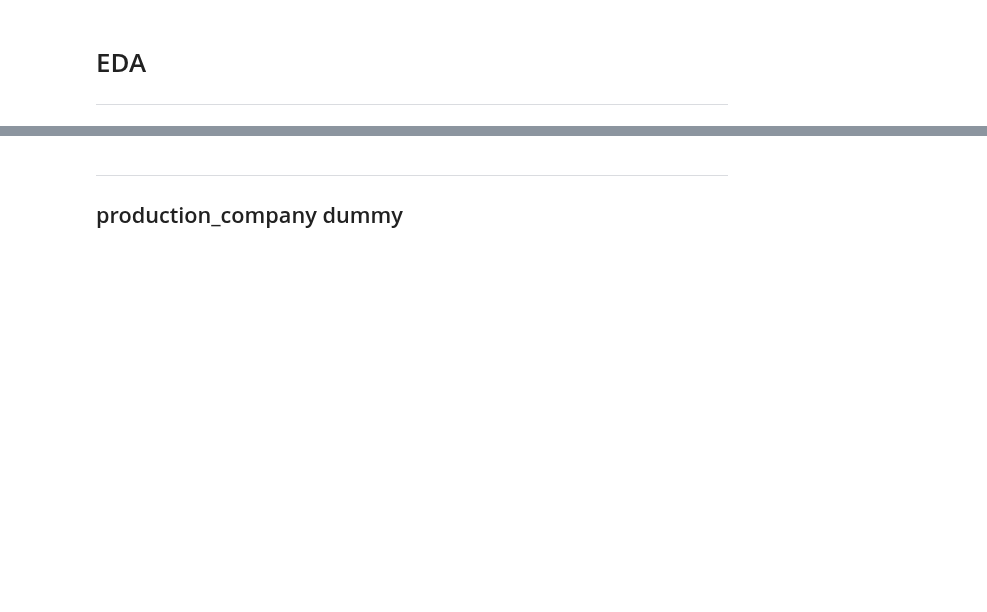
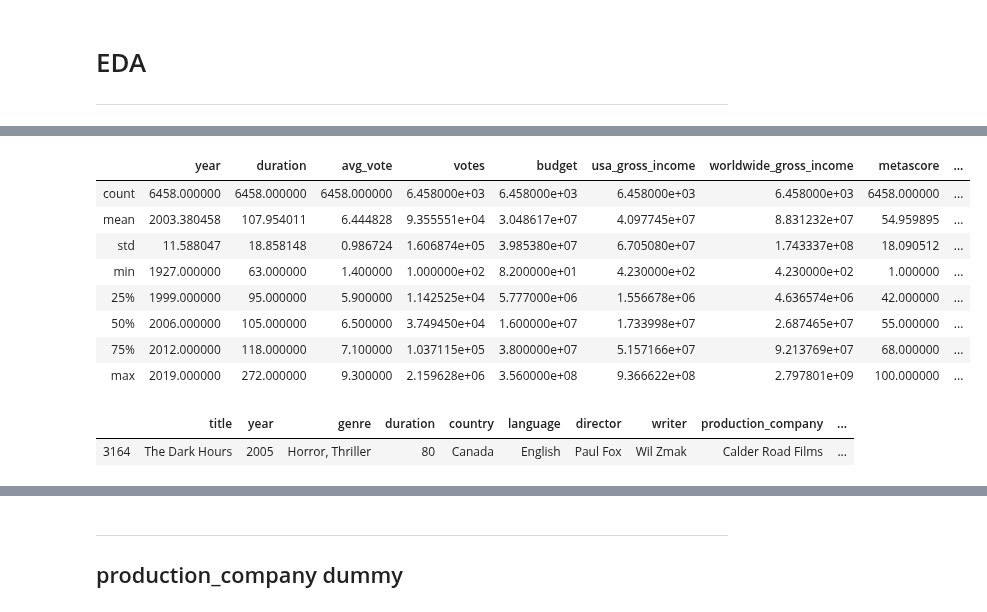
Before and after one commit to CreightonAshton/Scratchwork, a Jupyter notebook: Code/Movies/02-EDA.ipynb, the cells around one changed output, grey strips where cells are left out. Cells and saved outputs as stored; diff of their text form; code cells hidden in the pictures; blank space fills up the shorter version.

```diff
--- a/Code/Movies/02-EDA.ipynb
+++ b/Code/Movies/02-EDA.ipynb
@@ -19,0 +59,21 @@ df.head()
+# %%
+# according to outside research (IMDB, BoxOfficMojo, RottenTomatoes) the gross is correct, however it's a heavy outlier
+# and is more than likely an error, so it will be droped
+df.drop(index=4104, inplace=True)
+df.reset_index(drop=True, inplace=True)
+df.describe()
+# %% [output]
+|  | year | duration | avg_vote | votes | budget | usa_gross_income | worldwide_gross_income | metascore | ... |
+| count | 6458.000000 | 6458.000000 | 6458.000000 | 6.458000e+03 | 6.458000e+03 | 6.458000e+03 | 6.458000e+03 | 6458.000000 | ... |
+| mean | 2003.380458 | 107.954011 | 6.444828 | 9.355551e+04 | 3.048617e+07 | 4.097745e+07 | 8.831232e+07 | 54.959895 | ... |
+| std | 11.588047 | 18.858148 | 0.986724 | 1.606874e+05 | 3.985380e+07 | 6.705080e+07 | 1.743337e+08 | 18.090512 | ... |
+| min | 1927.000000 | 63.000000 | 1.400000 | 1.000000e+02 | 8.200000e+01 | 4.230000e+02 | 4.230000e+02 | 1.000000 | ... |
+| 25% | 1999.000000 | 95.000000 | 5.900000 | 1.142525e+04 | 5.777000e+06 | 1.556678e+06 | 4.636574e+06 | 42.000000 | ... |
+| 50% | 2006.000000 | 105.000000 | 6.500000 | 3.749450e+04 | 1.600000e+07 | 1.733998e+07 | 2.687465e+07 | 55.000000 | ... |
+| 75% | 2012.000000 | 118.000000 | 7.100000 | 1.037115e+05 | 3.800000e+07 | 5.157166e+07 | 9.213769e+07 | 68.000000 | ... |
+| max | 2019.000000 | 272.000000 | 9.300000 | 2.159628e+06 | 3.560000e+08 | 9.366622e+08 | 2.797801e+09 | 100.000000 | ... |
+# %%
+df.loc[df['worldwide_gross_income'] <= 500]
+# %% [output]
+|  | title | year | genre | duration | country | language | director | writer | production_company | ... |
+| 3164 | The Dark Hours | 2005 | Horror, Thriller | 80 | Canada | English | Paul Fox | Wil Zmak | Calder Road Films | ... |
```
Also changed, not shown: parts of 15 cells of this notebook.
